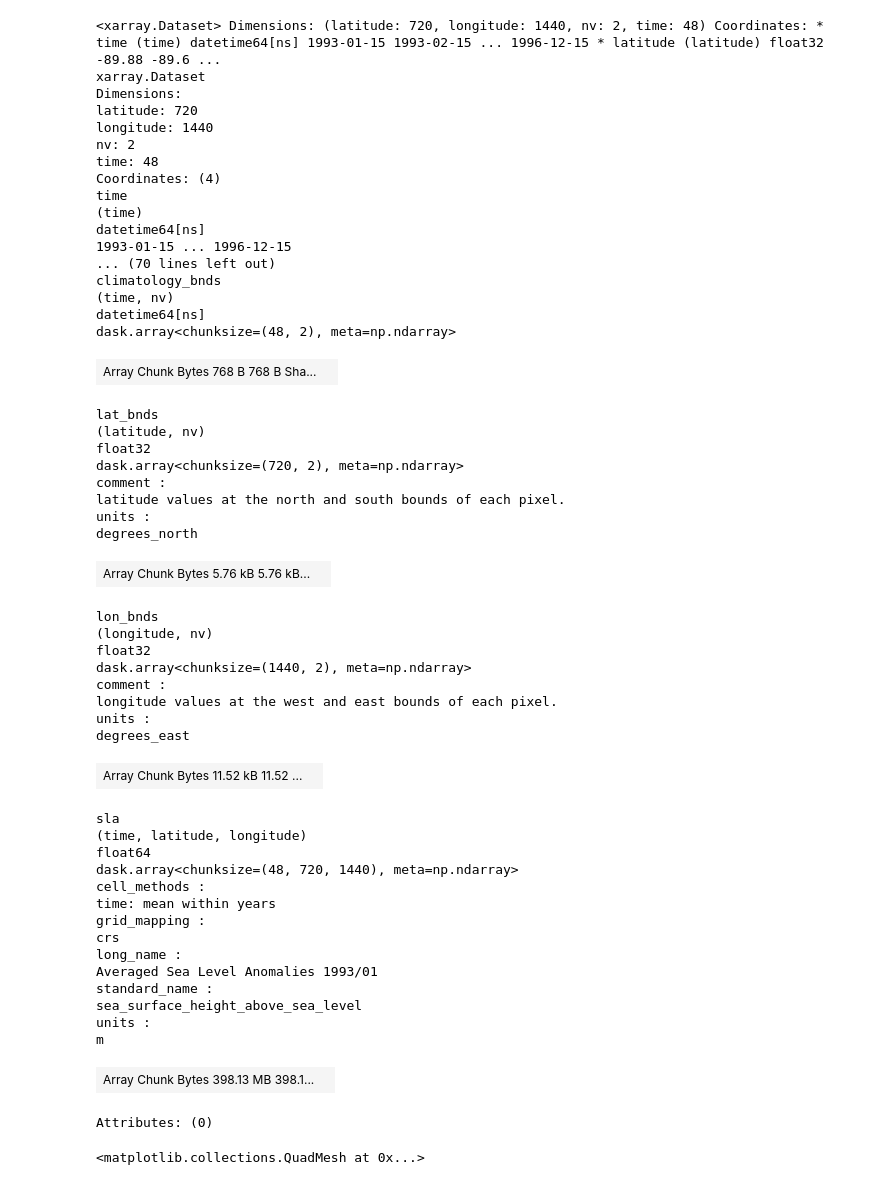
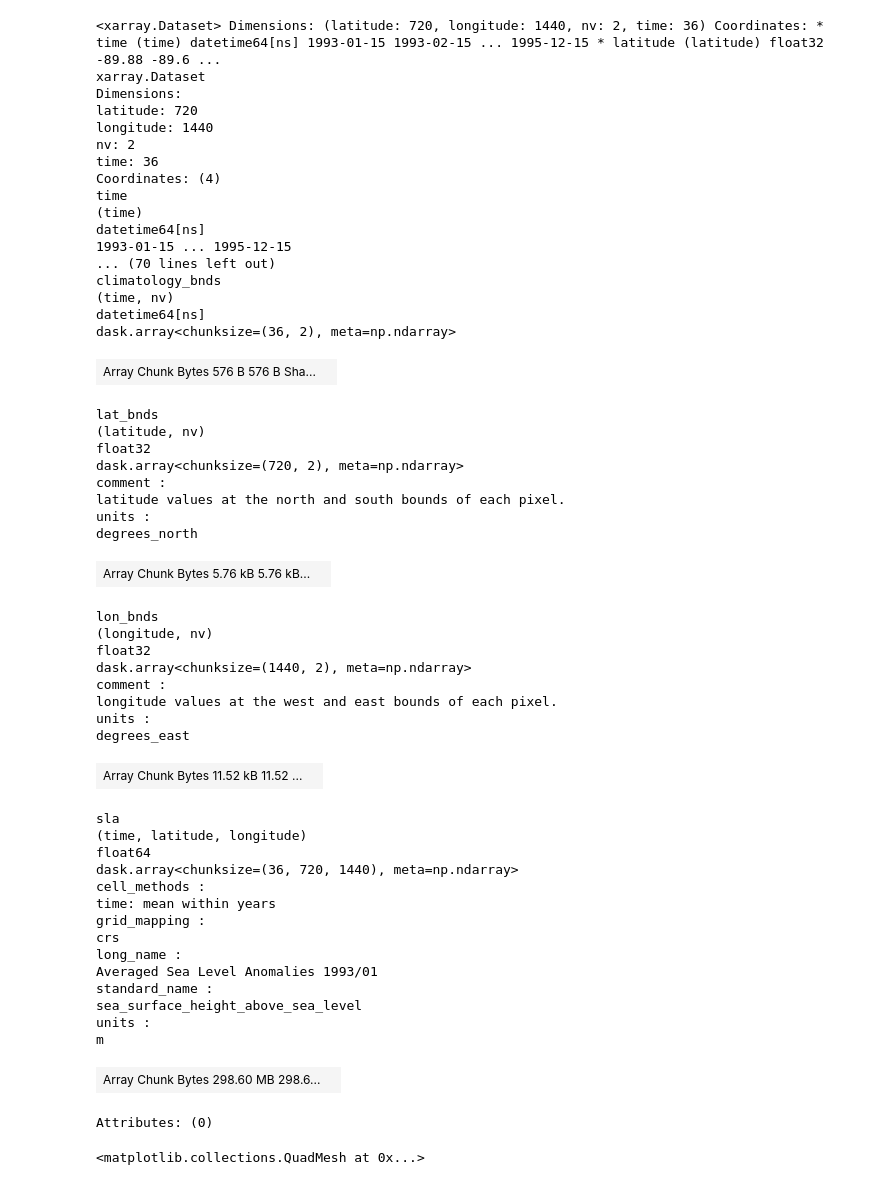
Before and after one commit to rghoshal18/ugpcode, a Jupyter notebook: cmems_sla.ipynb, the cells around one changed output. Saved outputs shown, nothing was run; the diff lists cells and outputs as text; code cells hidden in the pictures.

```diff
--- a/cmems_sla.ipynb
+++ b/cmems_sla.ipynb
@@ -10,46 +10,44 @@ from datetime import date
 from datetime import timedelta
 import calendar
 # %%
-str1 = "/media/rghoshal/D4A6E10AA6E0EE441/UGP/datasets/cmems_sla_monthly/dt_global_allsat_msla_h_y"
+str1 = "/media/rajat/01D6F7B2FC2FF8D0/UGP/datasets/cmems_sla_monthly/dt_global_allsat_msla_h_y"
 str2 = "_m"
 curr = date(1993,1,1)
 str3 = ".nc"
 
 str4 = str1 + str(curr.year) + str2 + "0" + str(curr.month) + str3;
 
 area = xr.open_mfdataset(str4)
 
-while curr <= date(1996,11,1):
+while curr <= date(1995,11,1):
     days_in_month = calendar.monthrange(curr.year, curr.month)[1]
     curr += timedelta(days = days_in_month)
-#     print(str4)
     if curr.month < 10:
         str4 = str1 + str(curr.year) + str2 + "0" + str(curr.month) + str3
     else:
         str4 = str1 + str(curr.year) + str2 + str(curr.month) + str3
     area = xr.merge([area,xr.open_mfdataset(str4)])
 
-# area = area.transpose()
 area
 # %% [output]
-<xarray.Dataset> Dimensions: (latitude: 720, longitude: 1440, nv: 2, time: 48) Coordinates: * time (time) datetime64[ns] 1993-01-15 1993-02-15 ... 1996-12-15 * latitude (latitude) float32 -89.88 -89.6 ...
+<xarray.Dataset> Dimensions: (latitude: 720, longitude: 1440, nv: 2, time: 36) Coordinates: * time (time) datetime64[ns] 1993-01-15 1993-02-15 ... 1995-12-15 * latitude (latitude) float32 -89.88 -89.6 ...
 xarray.Dataset
 Dimensions:
 latitude: 720
 longitude: 1440
 nv: 2
-time: 48
+time: 36
 Coordinates: (4)
 time
 (time)
 datetime64[ns]
-1993-01-15 ... 1996-12-15
+1993-01-15 ... 1995-12-15
 ... (70 lines left out)
 climatology_bnds
 (time, nv)
 datetime64[ns]
-dask.array<chunksize=(48, 2), meta=np.ndarray>
+dask.array<chunksize=(36, 2), meta=np.ndarray>
-| Array Chunk Bytes 768 B 768 B Sha... |  |
+| Array Chunk Bytes 576 B 576 B Sha... |  |
 lat_bnds
 (latitude, nv)
 float32
@@ -71,7 +69,7 @@ degrees_east
 sla
 (time, latitude, longitude)
 float64
-dask.array<chunksize=(48, 720, 1440), meta=np.ndarray>
+dask.array<chunksize=(36, 720, 1440), meta=np.ndarray>
 cell_methods :
 time: mean within years
 grid_mapping :
@@ -82,7 +80,7 @@ standard_name :
 sea_surface_height_above_sea_level
 units :
 m
-| Array Chunk Bytes 398.13 MB 398.1... |  |
+| Array Chunk Bytes 298.60 MB 298.6... |  |
 Attributes: (0)
 # %%
 def make_figure():
```
Also changed, not shown: parts of 1 cell of this notebook, 3 other files.
